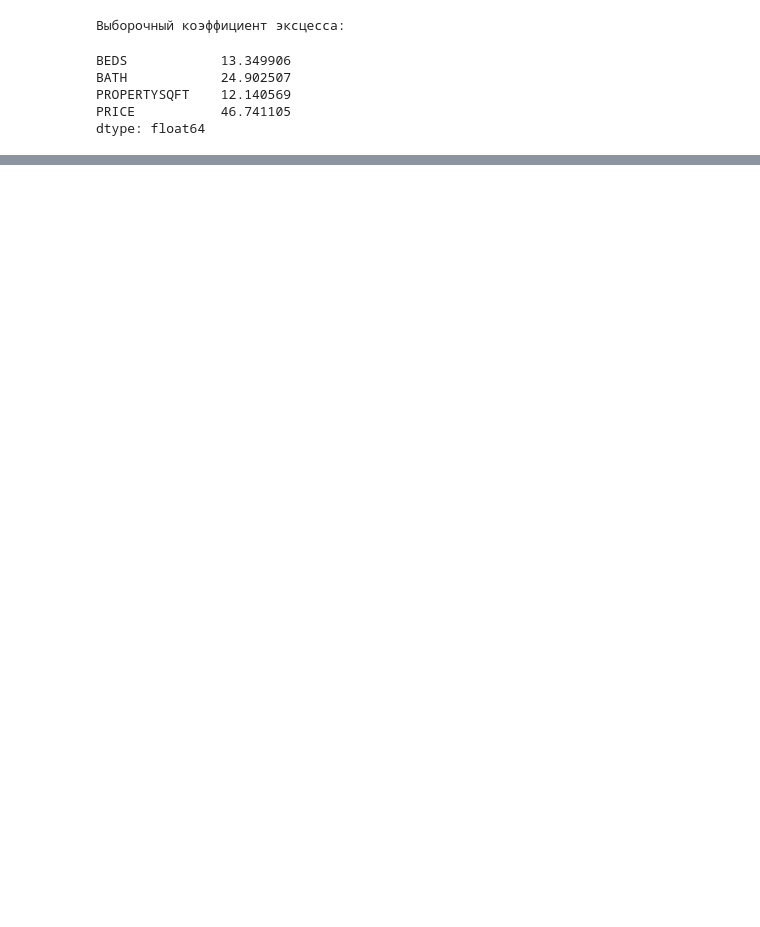
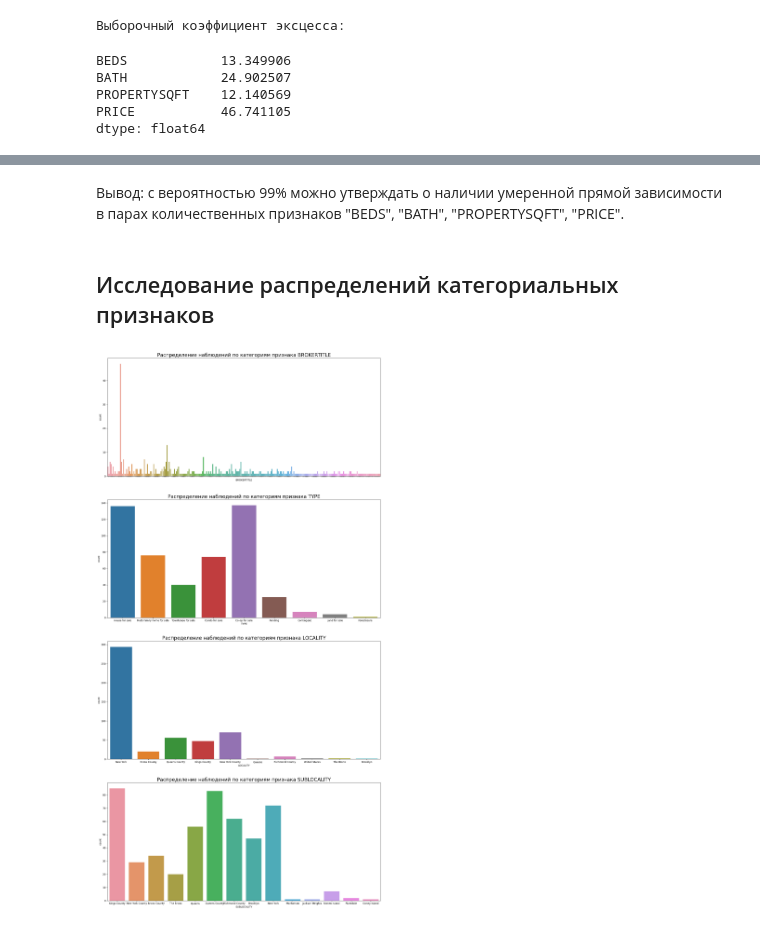
Before and after one commit to J0hnLenin/ADOMO, a Jupyter notebook: Zimin_Andrey_lab_08.ipynb, the cells around one changed output, grey strips where cells are left out. Drawn from its saved outputs; the diff is of its cells as text; code cells hidden in the pictures; blank space fills up the shorter version.

```diff
--- a/Zimin_Andrey_lab_08.ipynb
+++ b/Zimin_Andrey_lab_08.ipynb
@@ -111,5 +201,5 @@ for i, met in enumerate(["pearson", "kendall", "spearman"]):
     cor = df[features].corr(method=met)
     sns.heatmap(cor, xticklabels=cor.columns, yticklabels=cor.columns, cmap='RdYlGn', center=0, annot=True, ax=ax[i])
 
-    ax[i].set_title(f"Диаграмма попарной корреляции метода {met}")
+    ax[i].set_title(f"Диаграмма выборочной попарной корреляции метода {met}")
 # %% [output]
@@ -126,0 +209,9 @@ Text(0.5, 1.0, 'Парные  графики  рассеяния')
+# %%
+for i in range(len(features)):
+    for j in range(i+1, len(features)):
+        s = sts.spearmanr(df[features[i]], df[features[j]])
+        k = sts.kendalltau(df[features[i]], df[features[j]])
+        print(f"Признаки: {features[i]} & {features[j]}")
+        print(f"Значение выборочного коэффициента корреляции Кендалла: {k[0]:.02f}; p-value: {k[1]:.03f}")
+        print(f"Значение выборочного коэффициента корреляции Спирмена: {s[0]:.02f}; p-value: {s[1]:.03f}")
+        print()
@@ -126,0 +255,16 @@ Text(0.5, 1.0, 'Парные  графики  рассеяния')
+# %% [markdown]
+Вывод: с вероятностью 99% можно утверждать о наличии умеренной прямой зависимости в парах количественных признаков "BEDS",  "BATH",  "PROPERTYSQFT", "PRICE".
+# %% [markdown]
+## Исследование распределений категориальных признаков
+# %%
+features = ["BROKERTITLE", "TYPE", "LOCALITY", "SUBLOCALITY"]
+fig, ax = plt.subplots(4, 1)
+fig.set_size_inches(20, 40)
+
+for i, column_name in enumerate(features):
+    g = sns.countplot(x=column_name, data=df[features], ax=ax[i])
+    if column_name == "BROKERTITLE":
+        g.set(xticklabels=[])
+    ax[i].set_title(f'Распределение наблюдений по категориям признака {column_name}', fontsize=20)
+# %% [output]
+[figure, added]
```
Also changed, not shown: parts of 49 cells of this notebook, 6 other files.
